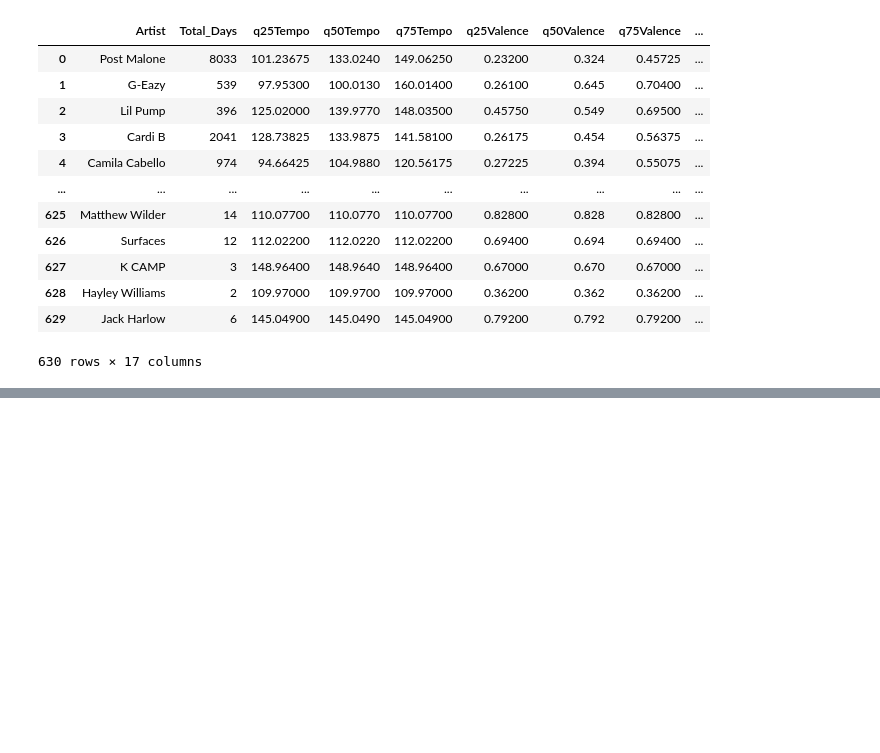
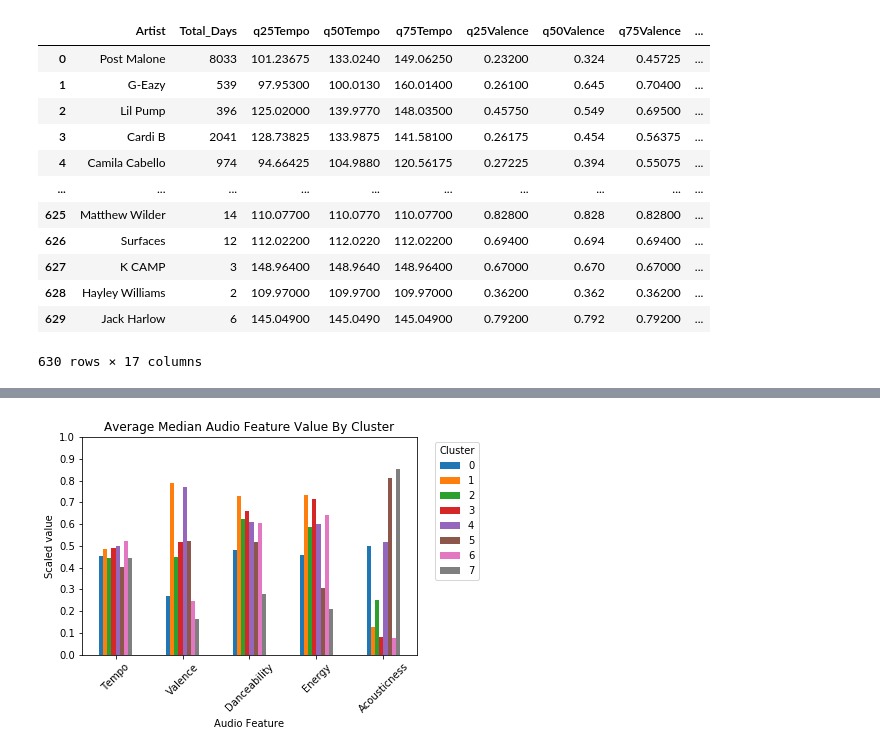
Before and after one commit to suneric98/Crescendo, a Jupyter notebook: data/cluster_artist_pca.ipynb, the cells around one changed output, grey strips where cells are left out. Drawn from its saved outputs; the diff is of its cells as text; code cells hidden in the pictures; blank space fills up the shorter version.

```diff
--- a/data/cluster_artist_pca.ipynb
+++ b/data/cluster_artist_pca.ipynb
@@ -291,0 +292,6 @@ label_artist_df.to_csv("ArtistData_clustered_pca.csv")
+# %%
+medians = ["q50Tempo", "q50Valence", "q50Danceability", "q50Energy", "q50Acousticness"]
+avg_df = pd.DataFrame(columns = medians)
+for i in range(k):
+    for m in medians:
+        avg_df.loc[i,m] = cluster_df.loc[cluster_df.Label == i, m].mean()
@@ -291,0 +310,10 @@ label_artist_df.to_csv("ArtistData_clustered_pca.csv")
+# %%
+avg_df.T.plot.bar(yticks = np.arange(0,1.1,.1), rot = 45, legend = False)
+plt.xlabel("Audio Feature")
+plt.xticks(ticks = range(5), labels = ["Tempo", "Valence", "Danceability", "Energy", "Acousticness"])
+plt.ylabel("Scaled value")
+plt.title("Average Median Audio Feature Value By Cluster")
+plt.legend(range(k), bbox_to_anchor=(1.2, 1.0), title = "Cluster")
+plt.show()
+# %% [output]
+[figure, added]
```
Also changed, not shown: parts of 6 cells of this notebook.
